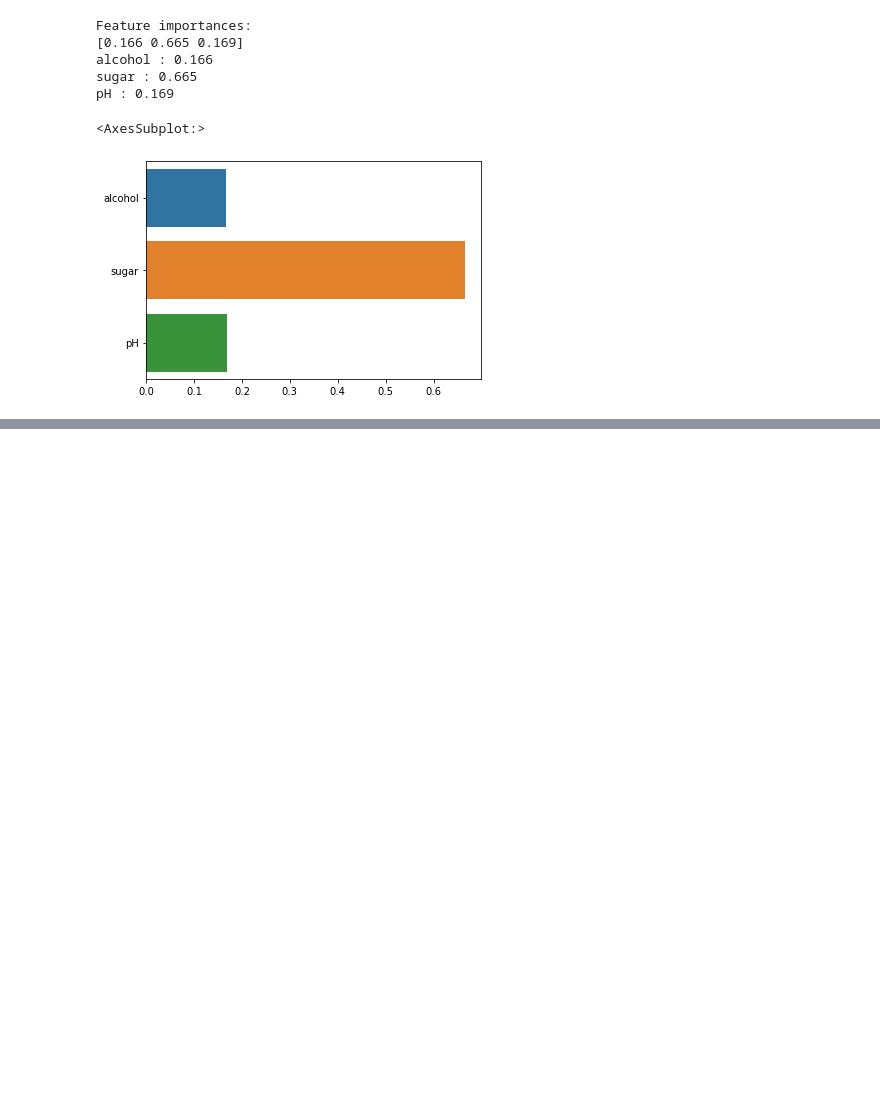
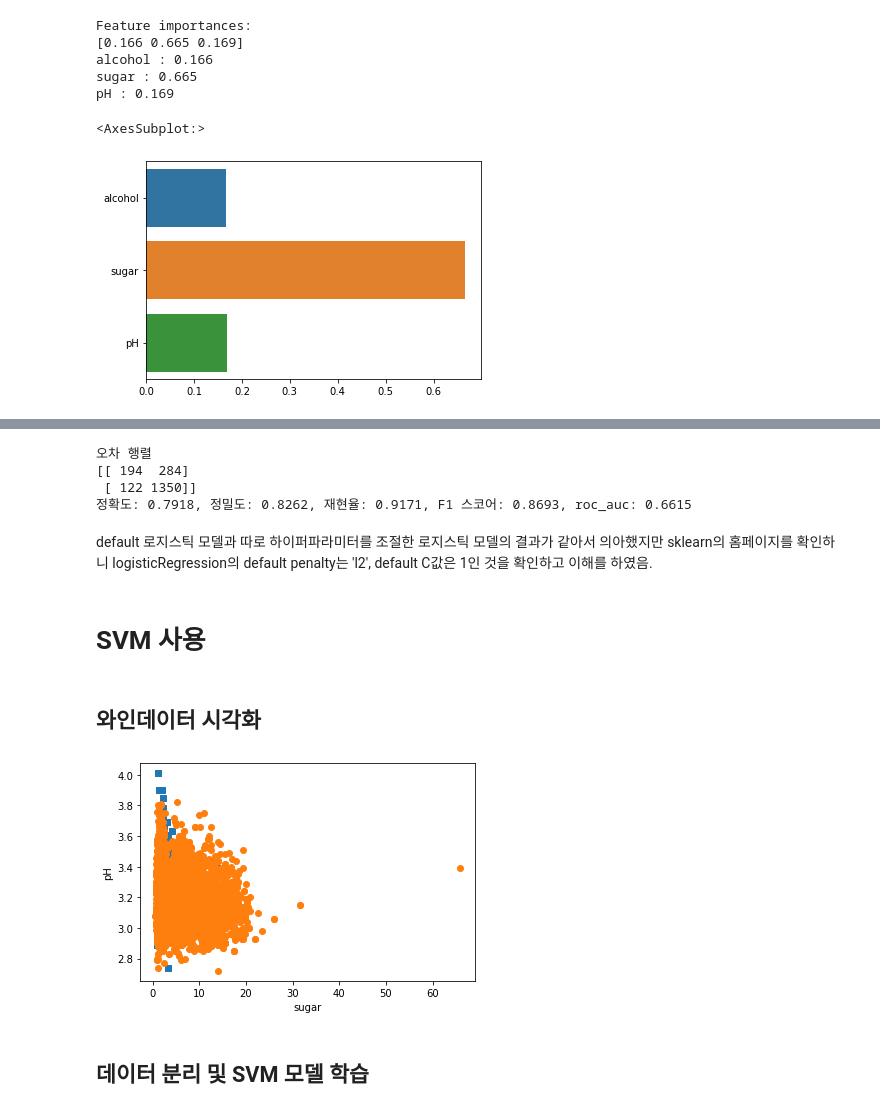
Before and after one commit to LeeYunseol/Lab_study, a Jupyter notebook: 결정트리/결정트리.ipynb, the cells around one changed output, grey strips where cells are left out. Cells and saved outputs as stored; diff of their text form; code cells hidden in the pictures; blank space fills up the shorter version.

```diff
--- a/결정트리/결정트리.ipynb
+++ b/결정트리/결정트리.ipynb
@@ -331,0 +407,31 @@ pH : 0.169
+# %%
+get_clf_eval(y_test, best_lr_preds)
+# %% [output]
+오차 행렬
+[[ 194  284]
+ [ 122 1350]]
+정확도: 0.7918, 정밀도: 0.8262, 재현율: 0.9171, F1 스코어: 0.8693, roc_auc: 0.6615
+# %% [markdown]
+default 로지스틱 모델과 따로 하이퍼파라미터를 조절한 로지스틱 모델의 결과가 같아서 의아했지만 sklearn의 홈페이지를 확인하니 logisticRegression의 default penalty는 'l2', default C값은 1인 것을 확인하고 이해를 하였음.
+# %% [markdown]
+# SVM 사용
+# %% [markdown]
+## 와인데이터 시각화
+# %%
+#화이트 와인은 네모, 레드와인은 동그라미로 표현
+# 말 그대로 마커의 의미
+markers=['s', 'o']
+
+for i, marker in enumerate(markers):
+    x_axis_data = wine[wine['class']==i]['sugar']
+    y_axis_data = wine[wine['class']==i]['pH']
+    plt.scatter(x_axis_data, y_axis_data, marker=marker)
+
+#plt.legend()
+plt.xlabel('sugar')
+plt.ylabel('pH')
+plt.show()
+# %% [output]
+[figure, added]
+# %% [markdown]
+## 데이터 분리 및 SVM 모델 학습
```
Also changed, not shown: parts of 27 cells of this notebook.
